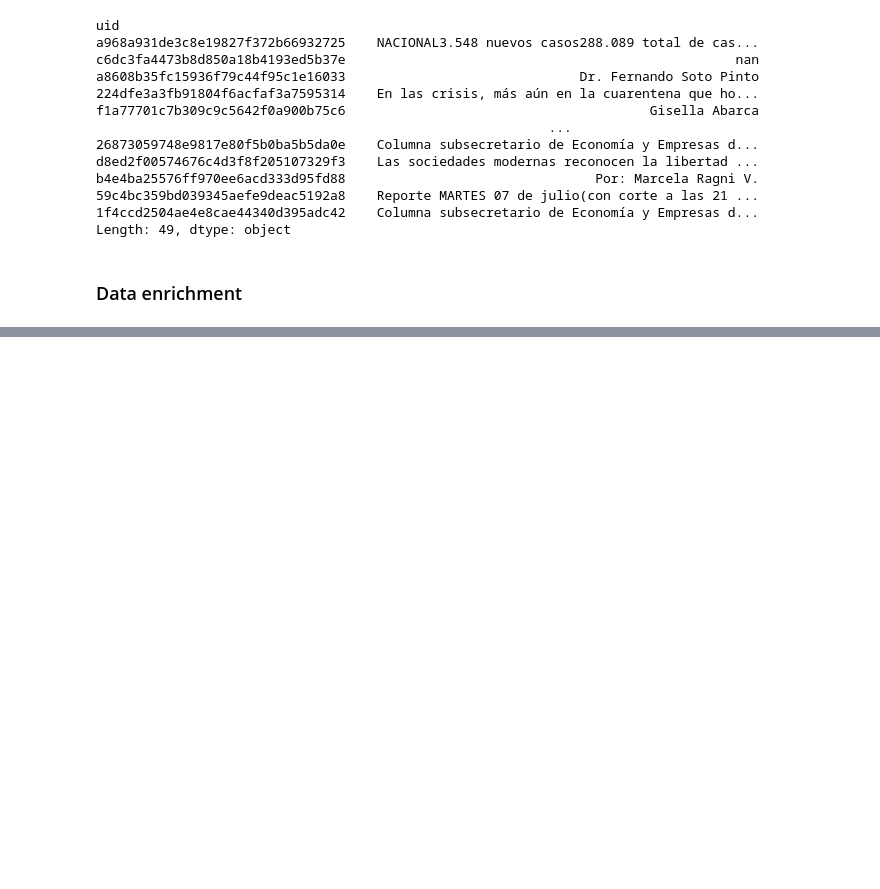
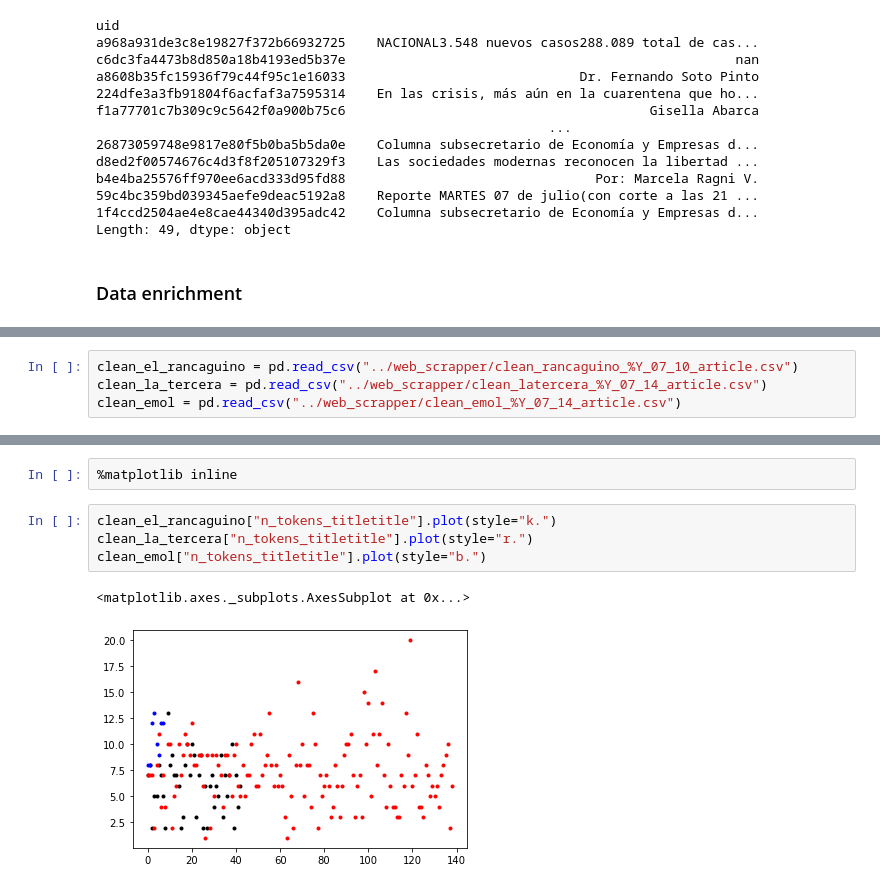
Before and after one commit to sjvasconcello/datascience-school, a Jupyter notebook: ingenieria_datos/web_scrapper/pandas.ipynb, the cells around one changed output, grey strips where cells are left out. Drawn from its saved outputs; the diff is of its cells as text; blank space fills up the shorter version.

```diff
--- a/ingenieria_datos/web_scrapper/pandas.ipynb
+++ b/ingenieria_datos/web_scrapper/pandas.ipynb
@@ -292,0 +332,4 @@ el_rancaguino.head(4)
+# %%
+clean_el_rancaguino = pd.read_csv("../web_scrapper/clean_rancaguino_%Y_07_10_article.csv")
+clean_la_tercera = pd.read_csv("../web_scrapper/clean_latercera_%Y_07_14_article.csv")
+clean_emol = pd.read_csv("../web_scrapper/clean_emol_%Y_07_14_article.csv")
@@ -292,0 +360,9 @@ el_rancaguino.head(4)
+# %%
+%matplotlib inline
+# %%
+clean_el_rancaguino["n_tokens_titletitle"].plot(style="k.")
+clean_la_tercera["n_tokens_titletitle"].plot(style="r.")
+clean_emol["n_tokens_titletitle"].plot(style="b.")
+# %% [output]
+<matplotlib.axes._subplots.AxesSubplot at 0x...>
+[figure, added]
```
Also changed, not shown: parts of 11 cells of this notebook, 14 other files.
